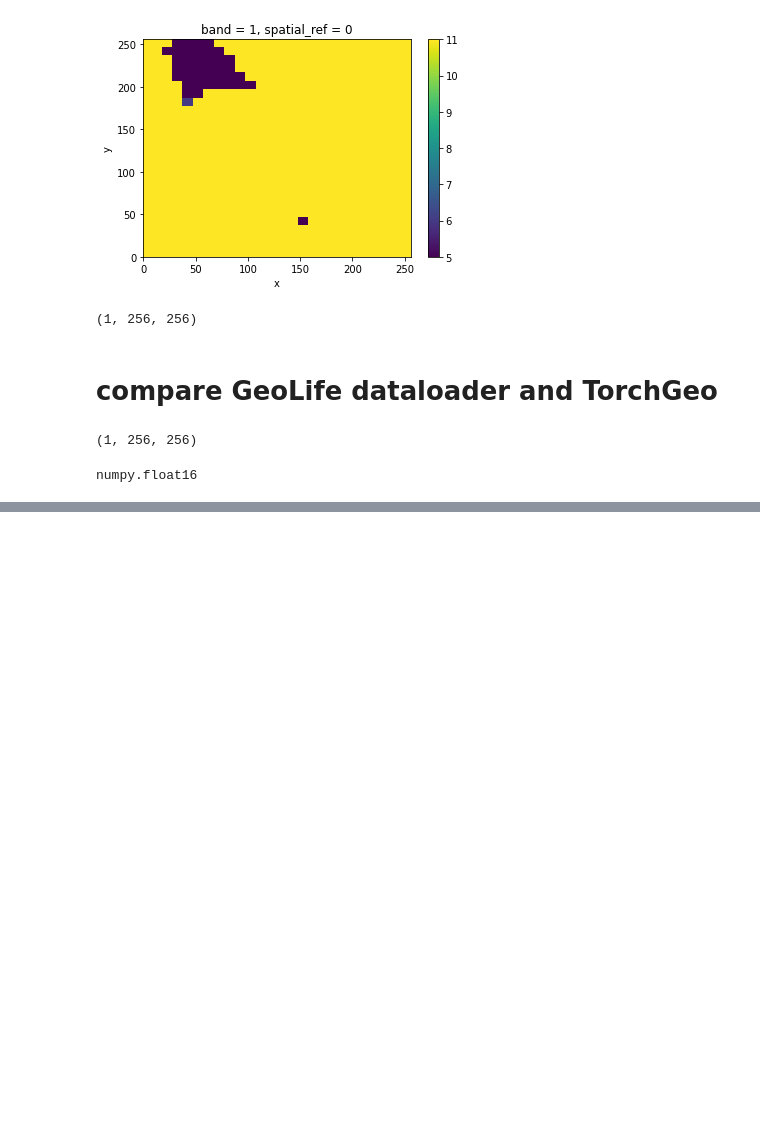
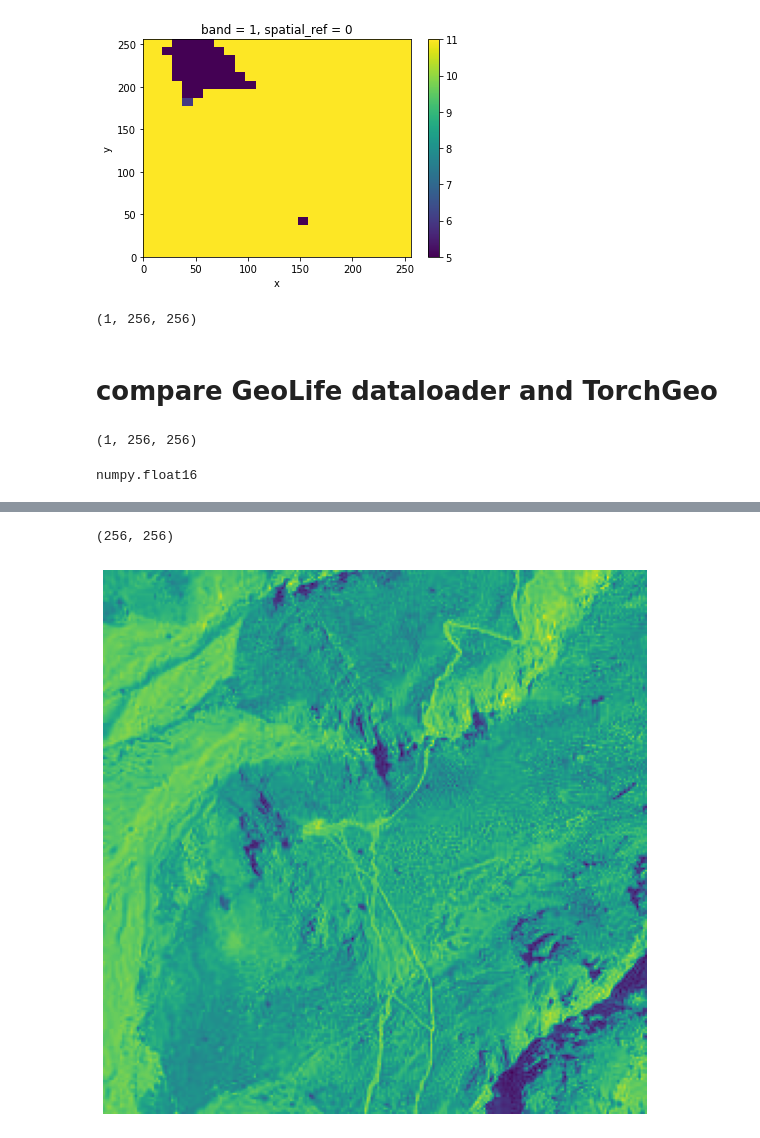
Before and after one commit to salelkafrawy/remote_sensing, a Jupyter notebook: notebooks/geotiff_exploration.ipynb, the cells around one changed output, grey strips where cells are left out. Drawn from its saved outputs; the diff is of its cells as text; code cells hidden in the pictures; blank space fills up the shorter version.

```diff
--- a/notebooks/geotiff_exploration.ipynb
+++ b/notebooks/geotiff_exploration.ipynb
@@ -99,0 +132,8 @@ numpy.float16
+# %%
+visualize(rgb_jpg.convert('L'))
+gray_img = rgb_jpg.convert('L')
+gray_img_arr = np.asarray(gray_img)
+gray_img_arr.shape
+# %% [output]
+(256, 256)
+[figure, added]
```
Also changed, not shown: parts of 12 cells of this notebook, 14 other files.
